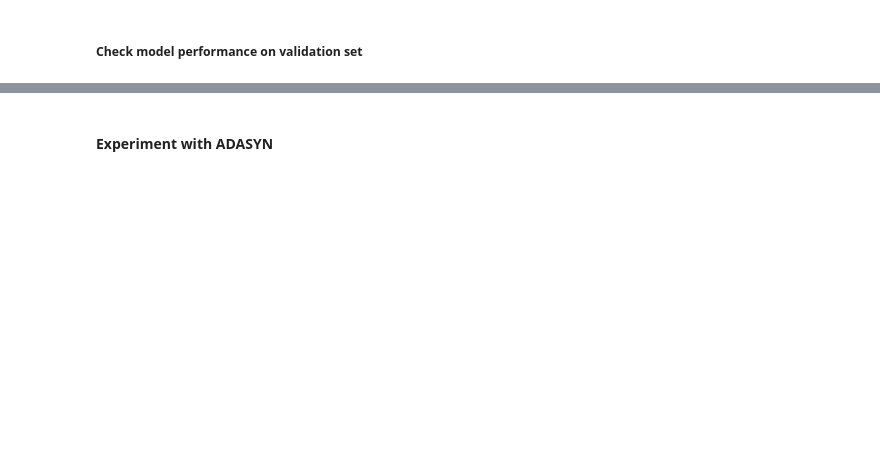
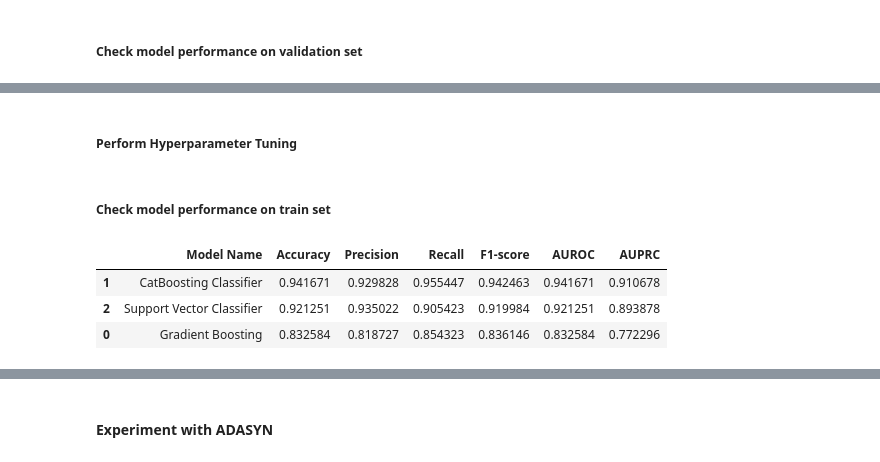
Before and after one commit to wanyingng/visa-approval-prediction, a Jupyter notebook: notebook/model_training.ipynb, the cells around one changed output, grey strips where cells are left out. Saved outputs shown, nothing was run; the diff lists cells and outputs as text; code cells hidden in the pictures; blank space fills up the shorter version.

Commit message:
feat: update Data Modeling

```diff
--- a/notebook/model_training.ipynb
+++ b/notebook/model_training.ipynb
@@ -1186,0 +1221,37 @@ val_perf_report_sm
+# %% [markdown]
+##### Perform Hyperparameter Tuning
+# %%
+models_param_sm = {}
+for name, model, params in models_grid:
+    random_obj = RandomizedSearchCV(estimator=model,
+                                    param_distributions=params,
+                                    n_iter=100,
+                                    cv=3,
+                                    verbose=2,
+                                    n_jobs=-1)
+
+    random_obj.fit(X_train_sm, y_train_sm)
+    models_param_sm[name] = random_obj.best_params_
+
+for model_name in models_param_sm:
+    print(f'\nBest parameters for {model_name}:')
+    print(models_param_sm[model_name])
+# %%
+selected_models = {
+    'Gradient Boosting': GradientBoostingClassifier(**models_param_sm['Gradient Boosting'], random_state=42),
+    'CatBoosting Classifier': CatBoostClassifier(**models_param_sm['CatBoosting Classifier'], random_state=42, verbose=False),
+    'Support Vector Classifier': SVC(**models_param_sm['Support Vector Classifier'], random_state=42)
+}
+
+tuned_train_perf_report_sm, tuned_val_perf_report_sm = evaluate_models(X_train=X_train_sm, y_train=y_train_sm,
+                                                                 X_val=X_val, y_val=y_val,
+                                                                 models=selected_models)
+# %% [markdown]
+##### Check model performance on train set
+# %%
+tuned_train_perf_report_sm
+# %% [output]
+|  | Model Name | Accuracy | Precision | Recall | F1-score | AUROC | AUPRC |
+| 1 | CatBoosting Classifier | 0.941671 | 0.929828 | 0.955447 | 0.942463 | 0.941671 | 0.910678 |
+| 2 | Support Vector Classifier | 0.921251 | 0.935022 | 0.905423 | 0.919984 | 0.921251 | 0.893878 |
+| 0 | Gradient Boosting | 0.832584 | 0.818727 | 0.854323 | 0.836146 | 0.832584 | 0.772296 |
```
Also changed, not shown: parts of 62 cells of this notebook.
